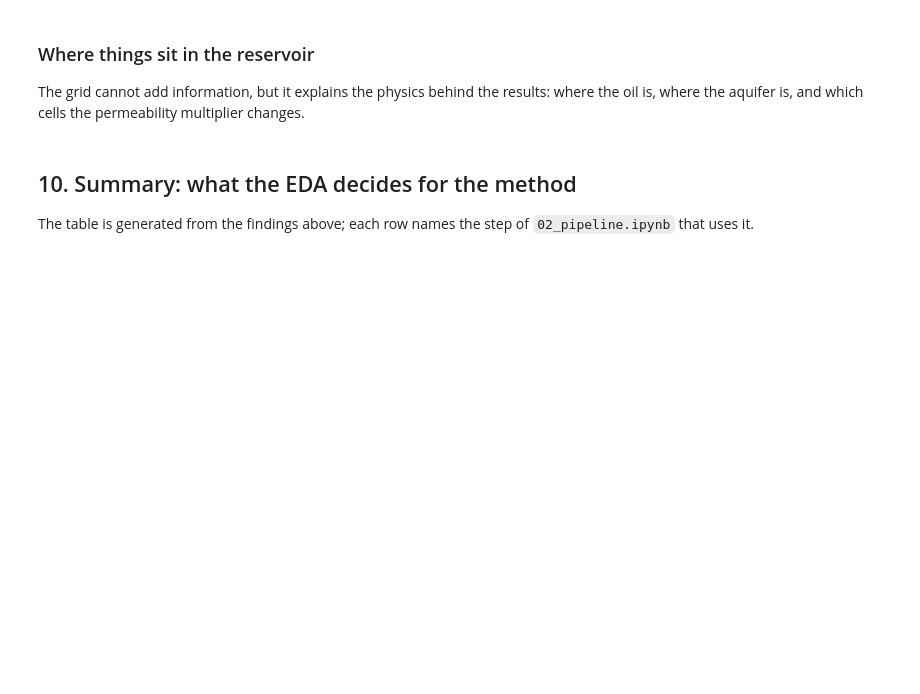
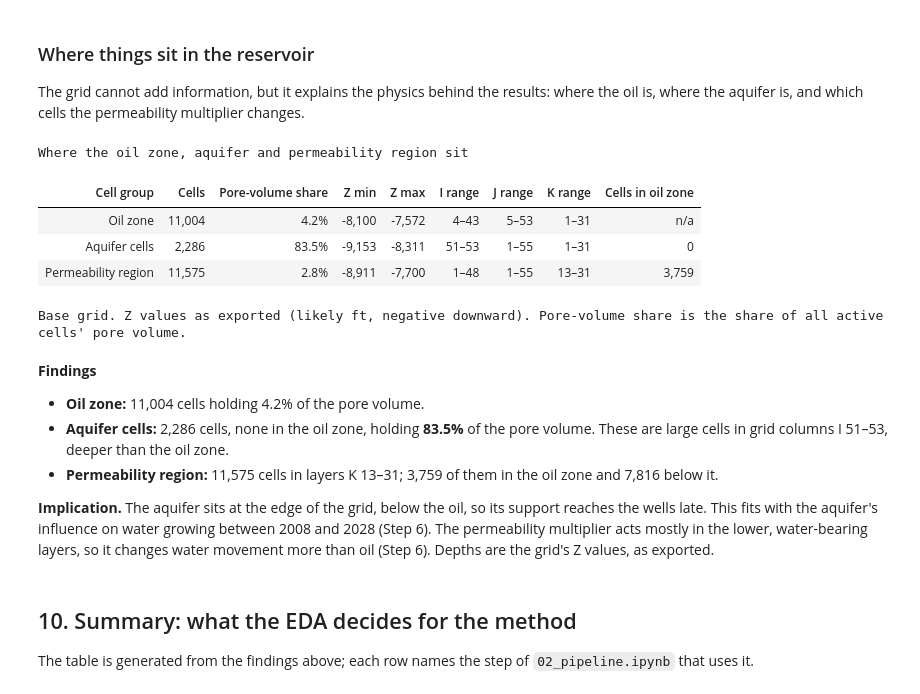
Before and after one commit to alepadam/SpeluncaDWC26, a Jupyter notebook: notebooks/01_eda.ipynb, the cells around one changed output. Saved outputs shown, nothing was run; the diff lists cells and outputs as text; code cells hidden in the pictures; blank space fills up the shorter version.

```diff
--- a/notebooks/01_eda.ipynb
+++ b/notebooks/01_eda.ipynb
@@ -453,23 +678,49 @@ aquifer is, and which cells the permeability multiplier changes.
 # %%
 if layout is None:
     show_md("No grid case was checked, so the layout is not available.")
 else:
     lay = pd.DataFrame(layout).T
-    lay["pore_volume_share"] = lay["pore_volume_share"].map(pct)
-    display(lay)
+    lay_show = pd.DataFrame({
+        "Cells": lay["cells"], "Pore-volume share": lay["pore_volume_share"].map(pct),
+        "Z min": lay.get("z_min"), "Z max": lay.get("z_max"), "I range": lay.get("i_range"),
+        "J range": lay.get("j_range"), "K range": lay.get("k_range"), "Cells in oil zone": lay.get("in_oil_zone"),
+    }).rename(index={"oil_zone": "Oil zone", "aquifer": "Aquifer cells", "perm_region": "Permeability region"})
+    show_table(lay_show.rename_axis("Cell group"), title="Where the oil zone, aquifer and permeability region sit",
+               formats={"Z min": "{:,.0f}", "Z max": "{:,.0f}"},
+               align={c: "right" for c in ("Pore-volume share", "I range", "J range", "K range")},
+               note="Base grid. Z values as exported (likely ft, negative downward). "
+                    "Pore-volume share is the share of all active cells' pore volume.")
     oz, aqf, pr = layout["oil_zone"], layout["aquifer"], layout["perm_region"]
     deeper = aqf.get("z_max", 0) < oz.get("z_min", 0)
     show_md(f"""**Findings**
 - **Oil zone:** {oz['cells']:,} cells holding {pct(oz['pore_volume_share'])} of the pore volume.
 - **Aquifer cells:** {aqf['cells']:,} cells, none in the oil zone, holding **{pct(aqf['pore_volume_share'])}** of the pore
   volume. These are large cells in grid columns I {aqf['i_range'][0]}–{aqf['i_range'][1]}{", deeper than the oil zone" if deeper else ""}.
 - **Permeability region:** {pr['cells']:,} cells in layers K {pr['k_range'][0]}–{pr['k_range'][1]}; {pr['in_oil_zone']:,} of them
   in the oil zone and {pr['cells'] - pr['in_oil_zone']:,} below it.
 
 **Implication.** The aquifer sits at the edge of the grid{", below the oil" if deeper else ""}, so its support reaches the
 wells late. This fits with the aquifer's influence on water growing between 2008 and 2028 (Step 6). The permeability
 multiplier acts mostly in the lower, water-bearing layers, so it changes water movement more than oil (Step 6).
 Depths are the grid's Z values, as exported.""")
+# %% [output]
+Where the oil zone, aquifer and permeability region sit
+| Cell group | Cells | Pore-volume share | Z min | Z max | I range | J range | K range | Cells in oil zone |
+| Oil zone | 11,004 | 4.2% | -8,100 | -7,572 | 4–43 | 5–53 | 1–31 | n/a |
+| Aquifer cells | 2,286 | 83.5% | -9,153 | -8,311 | 51–53 | 1–55 | 1–31 | 0 |
+| Permeability region | 11,575 | 2.8% | -8,911 | -7,700 | 1–48 | 1–55 | 13–31 | 3,759 |
+Base grid. Z values as exported (likely ft, negative downward). Pore-volume share is the share of all active cells' pore volume.
+**Findings**
+- **Oil zone:** 11,004 cells holding 4.2% of the pore volume.
+- **Aquifer cells:** 2,286 cells, none in the oil zone, holding **83.5%** of the pore
+  volume. These are large cells in grid columns I 51–53, deeper than the oil zone.
+- **Permeability region:** 11,575 cells in layers K 13–31; 3,759 of them
+  in the oil zone and 7,816 below it.
+
+**Implication.** The aquifer sits at the edge of the grid, below the oil, so its support reaches the
+wells late. This fits with the aquifer's influence on water growing between 2008 and 2028 (Step 6). The permeability
+multiplier acts mostly in the lower, water-bearing layers, so it changes water movement more than oil (Step 6).
+Depths are the grid's Z values, as exported.
 # %% [markdown]
 ## 10. Summary: what the EDA decides for the method
 
```
Also changed, not shown: parts of 21 cells of this notebook, 3 other files.
